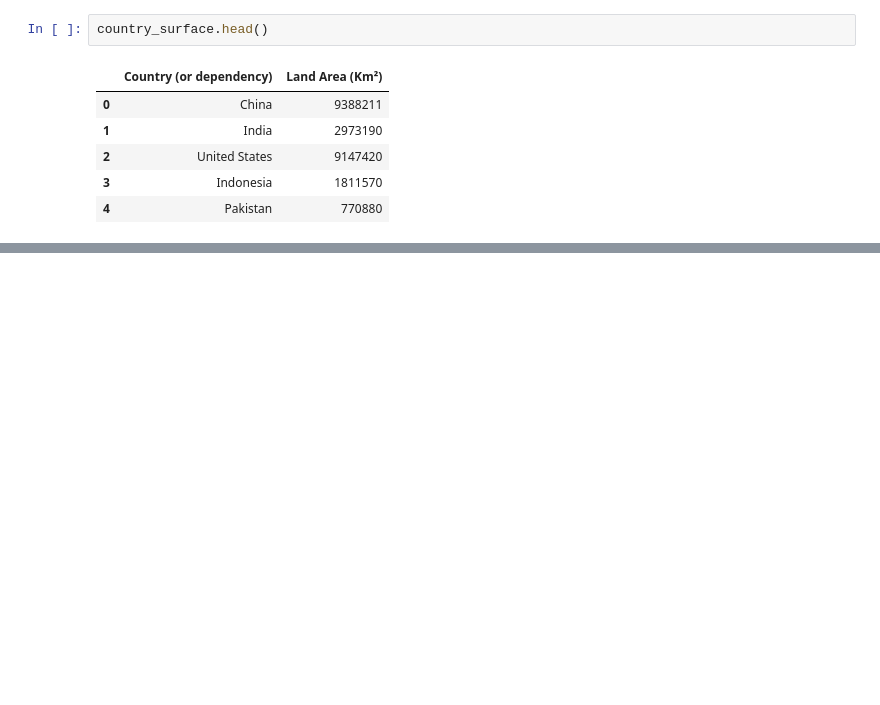
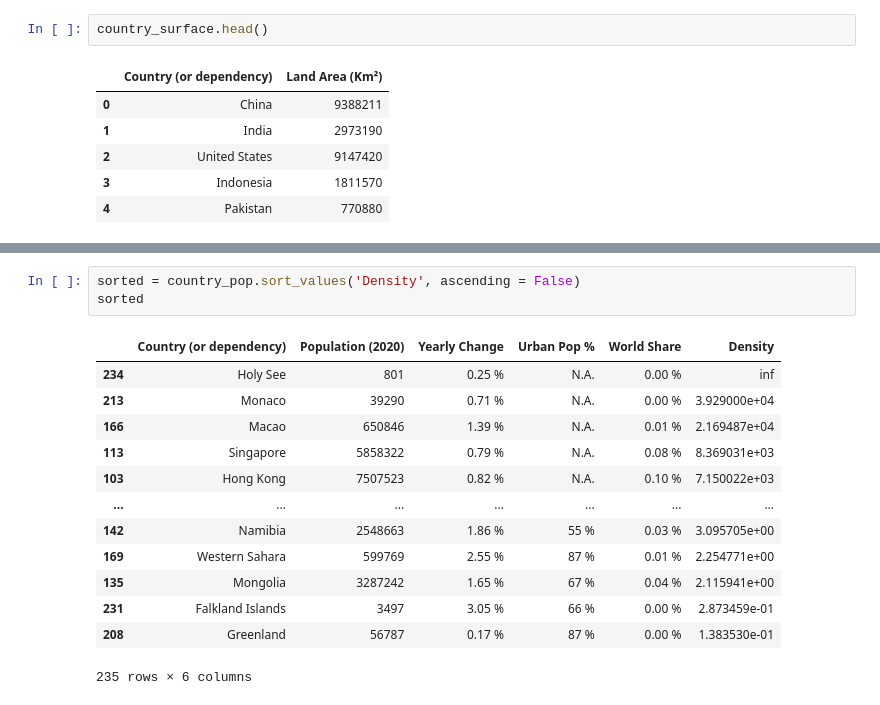
Before and after one commit to mp4145/data-puzzle-earths-PSA, a Jupyter notebook: Data_Puzzle_Earth's_PSA.ipynb, the cells around one changed output, grey strips where cells are left out. Drawn from its saved outputs; the diff is of its cells as text; blank space fills up the shorter version.

```diff
--- a/Data_Puzzle_Earth's_PSA.ipynb
+++ b/Data_Puzzle_Earth's_PSA.ipynb
@@ -39,0 +67,17 @@ country_surface.head()
+# %%
+sorted = country_pop.sort_values('Density', ascending = False)
+sorted
+# %% [output]
+|  | Country (or dependency) | Population (2020) | Yearly Change | Urban Pop % | World Share | Density |
+| 234 | Holy See | 801 | 0.25 % | N.A. | 0.00 % | inf |
+| 213 | Monaco | 39290 | 0.71 % | N.A. | 0.00 % | 3.929000e+04 |
+| 166 | Macao | 650846 | 1.39 % | N.A. | 0.01 % | 2.169487e+04 |
+| 113 | Singapore | 5858322 | 0.79 % | N.A. | 0.08 % | 8.369031e+03 |
+| 103 | Hong Kong | 7507523 | 0.82 % | N.A. | 0.10 % | 7.150022e+03 |
+| ... | ... | ... | ... | ... | ... | ... |
+| 142 | Namibia | 2548663 | 1.86 % | 55 % | 0.03 % | 3.095705e+00 |
+| 169 | Western Sahara | 599769 | 2.55 % | 87 % | 0.01 % | 2.254771e+00 |
+| 135 | Mongolia | 3287242 | 1.65 % | 67 % | 0.04 % | 2.115941e+00 |
+| 231 | Falkland Islands | 3497 | 3.05 % | 66 % | 0.00 % | 2.873459e-01 |
+| 208 | Greenland | 56787 | 0.17 % | 87 % | 0.00 % | 1.383530e-01 |
+235 rows × 6 columns
```
Also changed, not shown: parts of 4 cells of this notebook.
